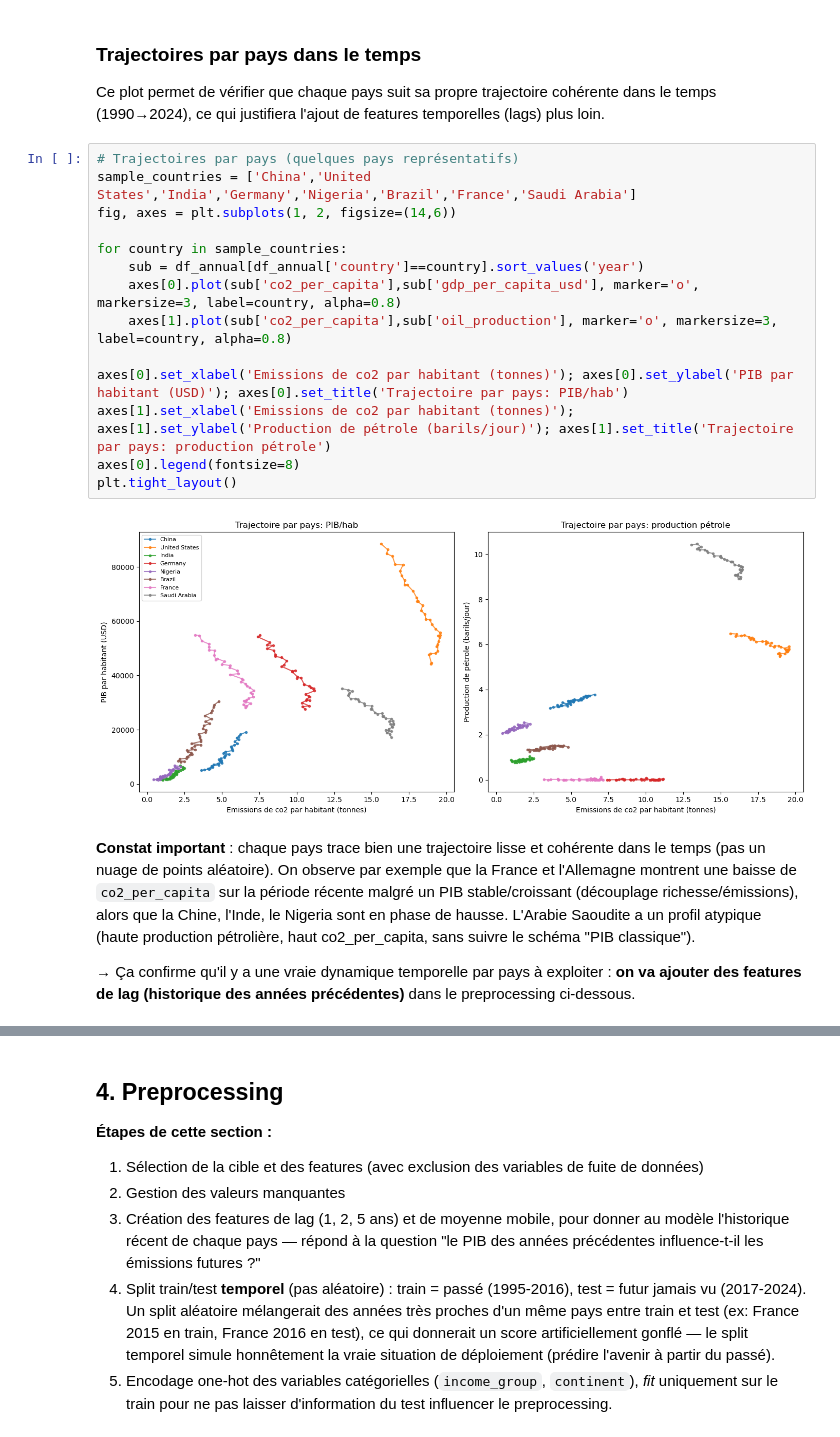
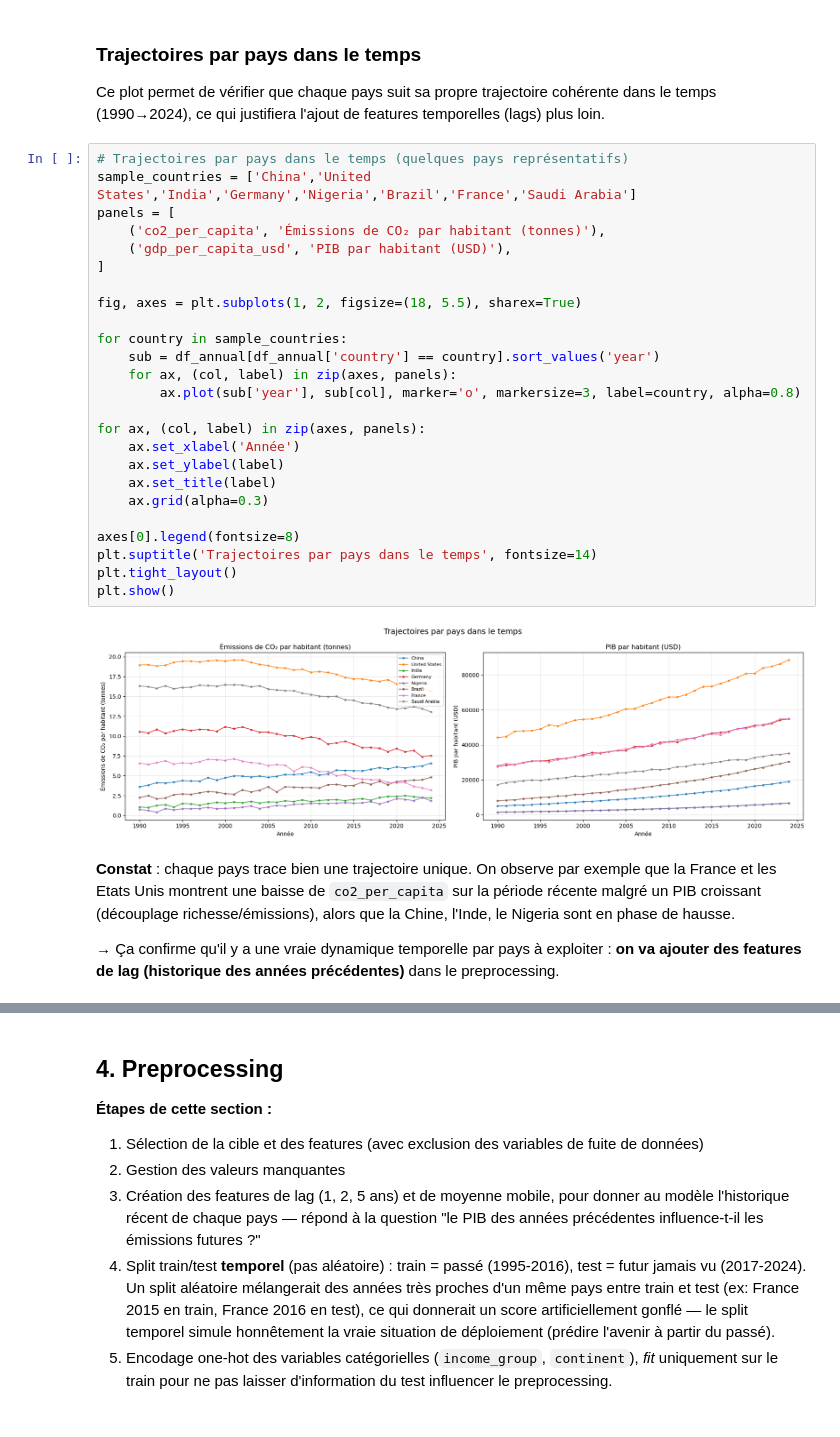
Before and after one commit to julietteboron/DESU_projet, a Jupyter notebook: Climat_DM_clean.ipynb, the cells around one changed output, grey strips where cells are left out. Drawn from its saved outputs; the diff is of its cells as text.

Commit message:
version bien propre V1

```diff
--- a/Climat_DM_clean.ipynb
+++ b/Climat_DM_clean.ipynb
@@ -220,23 +215,34 @@ plt.tight_layout()
 ### Trajectoires par pays dans le temps
 
 Ce plot permet de vérifier que chaque pays suit sa propre trajectoire cohérente dans le temps (1990→2024), ce qui justifiera l'ajout de features temporelles (lags) plus loin.
-# %%
-# Trajectoires par pays (quelques pays représentatifs)
-sample_countries = ['China','United States','India','Germany','Nigeria','Brazil','France','Saudi Arabia']
-fig, axes = plt.subplots(1, 2, figsize=(14,6))
-
-for country in sample_countries:
-    sub = df_annual[df_annual['country']==country].sort_values('year')
-    axes[0].plot(sub['co2_per_capita'],sub['gdp_per_capita_usd'], marker='o', markersize=3, label=country, alpha=0.8)
-    axes[1].plot(sub['co2_per_capita'],sub['oil_production'], marker='o', markersize=3, label=country, alpha=0.8)
-
-axes[0].set_xlabel('Emissions de co2 par habitant (tonnes)'); axes[0].set_ylabel('PIB par habitant (USD)'); axes[0].set_title('Trajectoire par pays: PIB/hab')
-axes[1].set_xlabel('Emissions de co2 par habitant (tonnes)'); axes[1].set_ylabel('Production de pétrole (barils/jour)'); axes[1].set_title('Trajectoire par pays: production pétrole')
-axes[0].legend(fontsize=8)
-plt.tight_layout()
-# %% [output]
-[figure, removed]
+# %%
+# Trajectoires par pays dans le temps (quelques pays représentatifs)
+sample_countries = ['China','United States','India','Germany','Nigeria','Brazil','France','Saudi Arabia']
+panels = [
+    ('co2_per_capita', 'Émissions de CO₂ par habitant (tonnes)'),
+    ('gdp_per_capita_usd', 'PIB par habitant (USD)'),
+]
+
+fig, axes = plt.subplots(1, 2, figsize=(18, 5.5), sharex=True)
+
+for country in sample_countries:
+    sub = df_annual[df_annual['country'] == country].sort_values('year')
+    for ax, (col, label) in zip(axes, panels):
+        ax.plot(sub['year'], sub[col], marker='o', markersize=3, label=country, alpha=0.8)
+
+for ax, (col, label) in zip(axes, panels):
+    ax.set_xlabel('Année')
+    ax.set_ylabel(label)
+    ax.set_title(label)
+    ax.grid(alpha=0.3)
+
+axes[0].legend(fontsize=8)
+plt.suptitle('Trajectoires par pays dans le temps', fontsize=14)
+plt.tight_layout()
+plt.show()
+# %% [output]
+[figure, added]
 # %% [markdown]
-**Constat important** : chaque pays trace bien une trajectoire lisse et cohérente dans le temps (pas un nuage de points aléatoire). On observe par exemple que la France et l'Allemagne montrent une baisse de `co2_per_capita` sur la période récente malgré un PIB stable/croissant (découplage richesse/émissions), alors que la Chine, l'Inde, le Nigeria sont en phase de hausse. L'Arabie Saoudite a un profil atypique (haute production pétrolière, haut co2_per_capita, sans suivre le schéma "PIB classique").
+**Constat** : chaque pays trace bien une trajectoire unique. On observe par exemple que la France et les Etats Unis montrent une baisse de `co2_per_capita` sur la période récente malgré un PIB croissant (découplage richesse/émissions), alors que la Chine, l'Inde, le Nigeria sont en phase de hausse.
 
-→ Ça confirme qu'il y a une vraie dynamique temporelle par pays à exploiter : **on va ajouter des features de lag (historique des années précédentes)** dans le preprocessing ci-dessous.
+→ Ça confirme qu'il y a une vraie dynamique temporelle par pays à exploiter : **on va ajouter des features de lag (historique des années précédentes)** dans le preprocessing.
```
Also changed, not shown: parts of 87 cells of this notebook.
